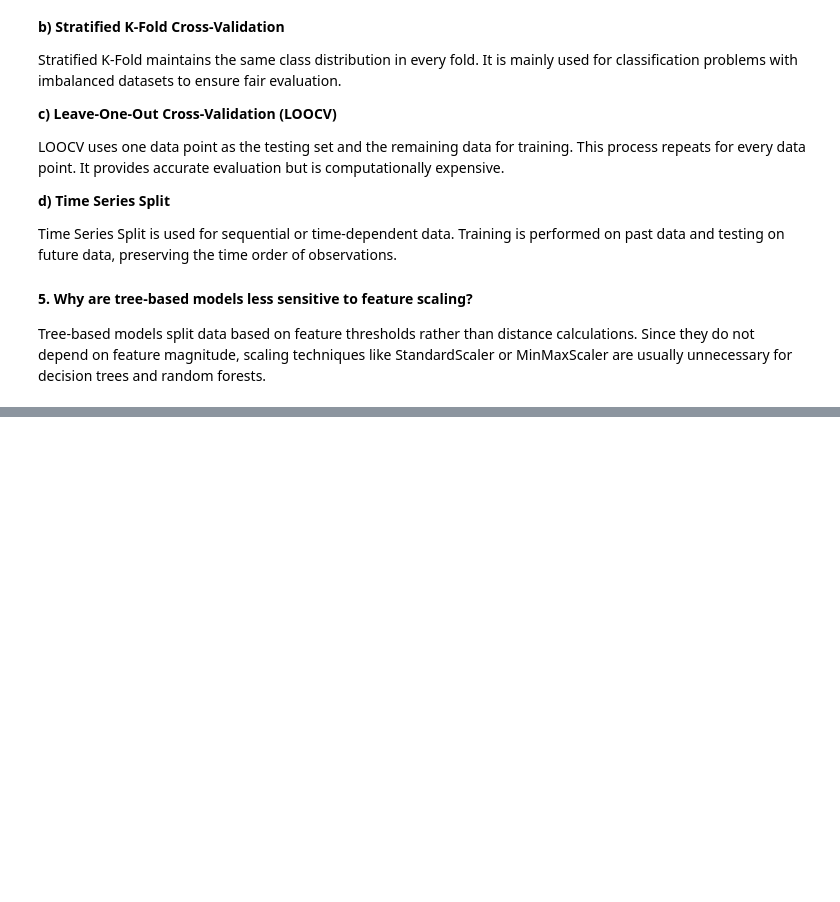
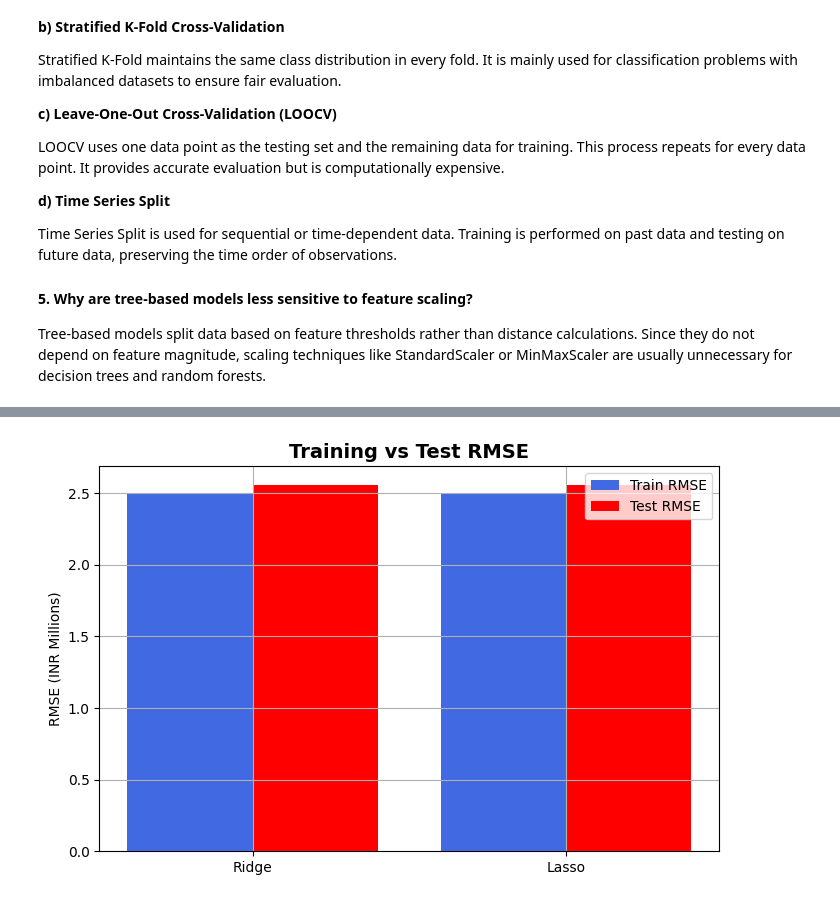
Before and after one commit to dishalukhi123/Supervised-Learning, a Jupyter notebook: PR 2/house_price.ipynb, the cells around one changed output, grey strips where cells are left out. Cells and saved outputs as stored; diff of their text form; code cells hidden in the pictures; blank space fills up the shorter version.

```diff
--- a/PR 2/house_price.ipynb
+++ b/PR 2/house_price.ipynb
@@ -49,0 +471,56 @@ Tree-based models split data based on feature thresholds rather than distance ca
+# %%
+train_rmse = [
+    np.sqrt(mean_squared_error(
+        y_train,
+        ridge.predict(X_train_scaled)
+    )) / 1e6,
+
+    np.sqrt(mean_squared_error(
+        y_train,
+        lasso.predict(X_train_scaled)
+    )) / 1e6
+]
+
+test_rmse = [
+    ridge_rmse / 1e6,
+    lasso_rmse / 1e6
+]
+
+labels = ['Ridge', 'Lasso']
+
+x = np.arange(len(labels))
+
+plt.figure(figsize=(8,5))
+
+plt.bar(
+    x - 0.2,
+    train_rmse,
+    width=0.4,
+    label='Train RMSE',
+    color='royalblue'
+)
+
+plt.bar(
+    x + 0.2,
+    test_rmse,
+    width=0.4,
+    label='Test RMSE',
+    color='red'
+)
+
+plt.xticks(x, labels)
+
+plt.ylabel("RMSE (INR Millions)")
+
+plt.title(
+    "Training vs Test RMSE",
+    fontsize=14,
+    fontweight='bold'
+)
+
+plt.legend()
+plt.grid(True)
+
+plt.show()
+# %% [output]
+[figure, added]
```
Also changed, not shown: parts of 71 cells of this notebook, 9 other files.
